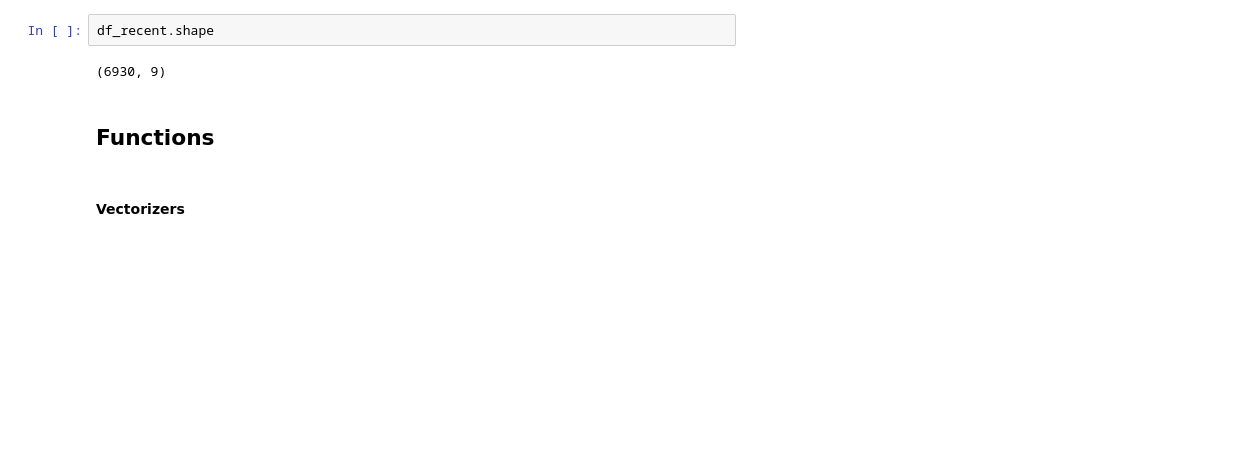
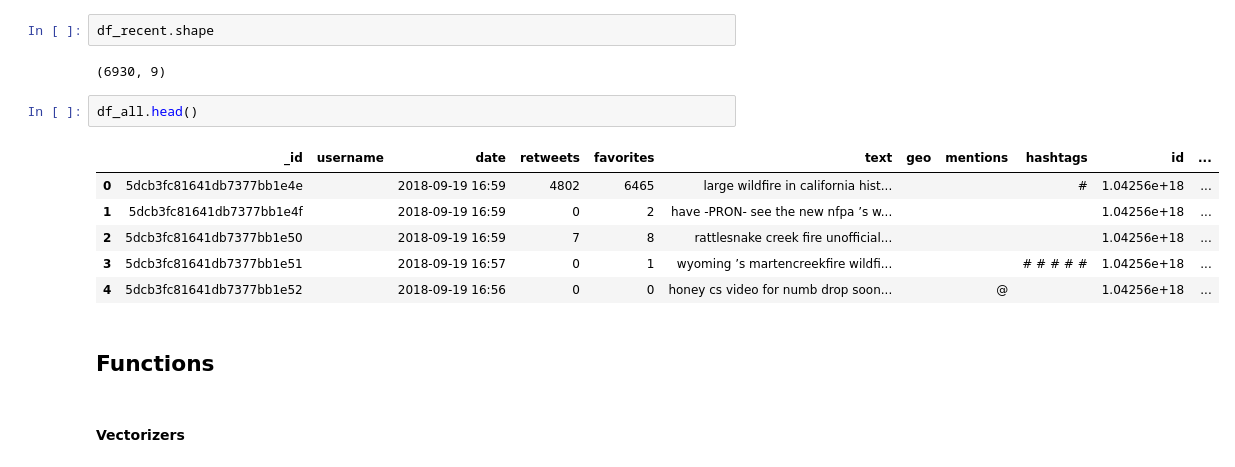
Before and after one commit to brittbowers/Tweets-Spread-Like-Wildfire, a Jupyter notebook: models_by_fire.ipynb, the cells around one changed output. Saved outputs shown, nothing was run; the diff lists cells and outputs as text; blank space fills up the shorter version.

```diff
--- a/models_by_fire.ipynb
+++ b/models_by_fire.ipynb
@@ -59,6 +59,15 @@ df_all.shape
 df_recent.shape
 # %% [output]
 (6930, 9)
+# %%
+df_all.head()
+# %% [output]
+|  | _id | username | date | retweets | favorites | text | geo | mentions | hashtags | id | ... |
+| 0 | 5dcb3fc81641db7377bb1e4e |  | 2018-09-19 16:59 | 4802 | 6465 | large wildfire in california hist... |  |  | # | 1.04256e+18 | ... |
+| 1 | 5dcb3fc81641db7377bb1e4f |  | 2018-09-19 16:59 | 0 | 2 | have -PRON- see the new nfpa ’s w... |  |  |  | 1.04256e+18 | ... |
+| 2 | 5dcb3fc81641db7377bb1e50 |  | 2018-09-19 16:59 | 7 | 8 | rattlesnake creek fire unofficial... |  |  |  | 1.04256e+18 | ... |
+| 3 | 5dcb3fc81641db7377bb1e51 |  | 2018-09-19 16:57 | 0 | 1 | wyoming ’s martencreekfire wildfi... |  |  | # # # # # | 1.04256e+18 | ... |
+| 4 | 5dcb3fc81641db7377bb1e52 |  | 2018-09-19 16:56 | 0 | 0 | honey cs video for numb drop soon... |  | @ |  | 1.04256e+18 | ... |
 # %% [markdown]
 <a class="anchor" id="functions"></a>
 ## Functions
```
Also changed, not shown: parts of 4 cells of this notebook, 5 other files.
